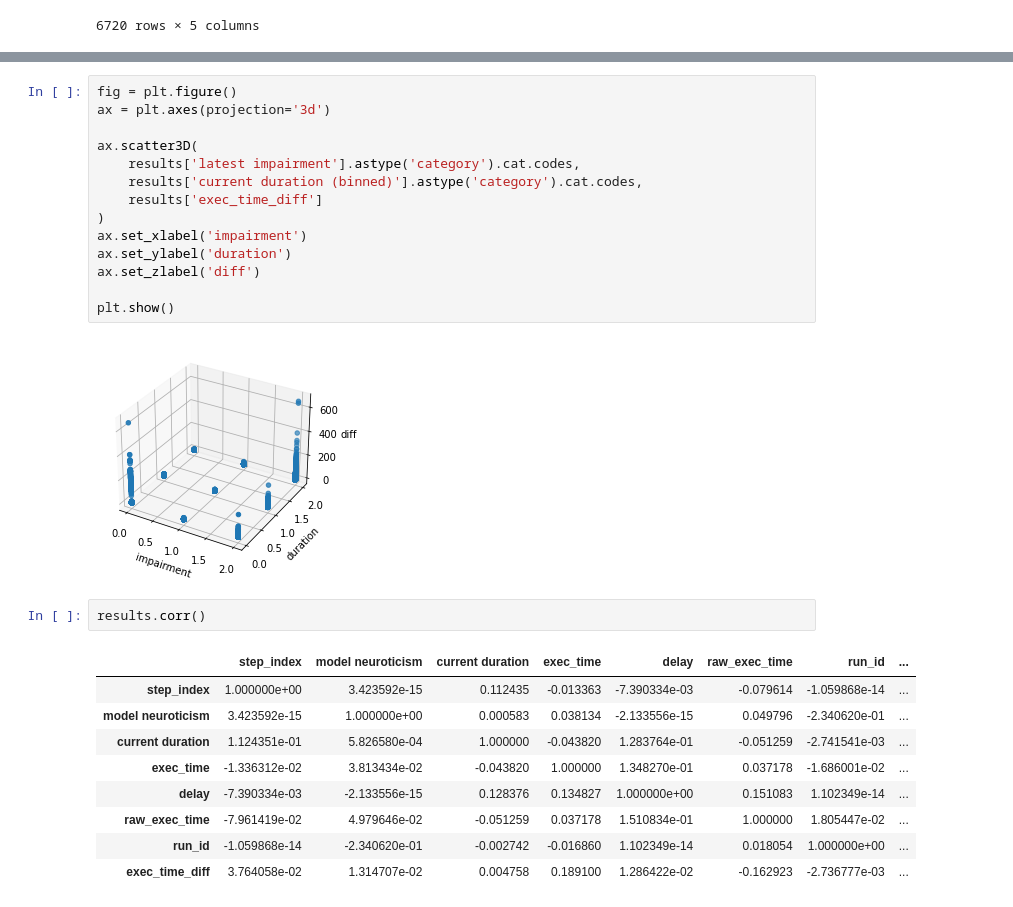
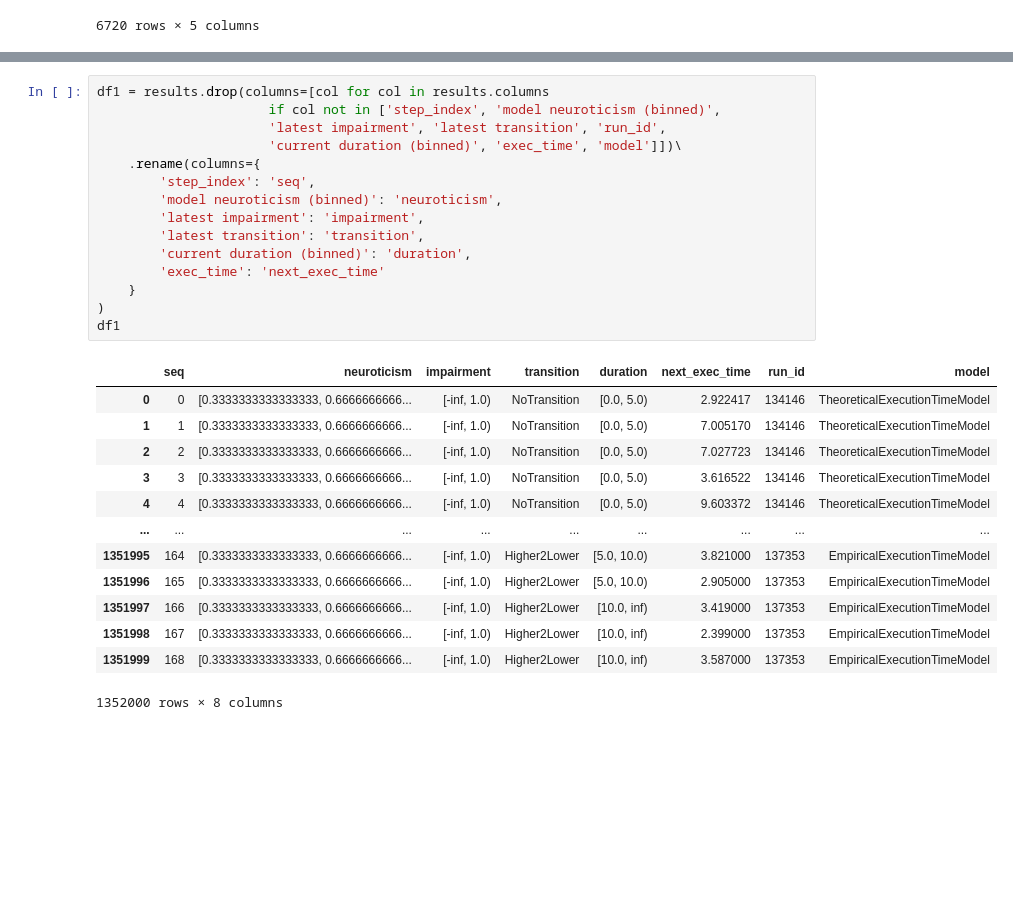
Before and after one commit to vnmo/EdgeDroid2, a Jupyter notebook: analysis/models.ipynb, the cells around one changed output, grey strips where cells are left out. Drawn from its saved outputs; the diff is of its cells as text; blank space fills up the shorter version.

```diff
--- a/analysis/models.ipynb
+++ b/analysis/models.ipynb
@@ -254,28 +102,29 @@ plt.show()
-# %%
-fig = plt.figure()
-ax = plt.axes(projection='3d')
-
-ax.scatter3D(
-    results['latest impairment'].astype('category').cat.codes,
-    results['current duration (binned)'].astype('category').cat.codes,
-    results['exec_time_diff']
-)
-ax.set_xlabel('impairment')
-ax.set_ylabel('duration')
-ax.set_zlabel('diff')
-
-plt.show()
-# %% [output]
-[figure, removed]
-# %%
-results.corr()
-# %% [output]
-|  | step_index | model neuroticism | current duration | exec_time | delay | raw_exec_time | run_id | ... |
-| step_index | 1.000000e+00 | 3.423592e-15 | 0.112435 | -0.013363 | -7.390334e-03 | -0.079614 | -1.059868e-14 | ... |
-| model neuroticism | 3.423592e-15 | 1.000000e+00 | 0.000583 | 0.038134 | -2.133556e-15 | 0.049796 | -2.340620e-01 | ... |
-| current duration | 1.124351e-01 | 5.826580e-04 | 1.000000 | -0.043820 | 1.283764e-01 | -0.051259 | -2.741541e-03 | ... |
-| exec_time | -1.336312e-02 | 3.813434e-02 | -0.043820 | 1.000000 | 1.348270e-01 | 0.037178 | -1.686001e-02 | ... |
-| delay | -7.390334e-03 | -2.133556e-15 | 0.128376 | 0.134827 | 1.000000e+00 | 0.151083 | 1.102349e-14 | ... |
-| raw_exec_time | -7.961419e-02 | 4.979646e-02 | -0.051259 | 0.037178 | 1.510834e-01 | 1.000000 | 1.805447e-02 | ... |
-| run_id | -1.059868e-14 | -2.340620e-01 | -0.002742 | -0.016860 | 1.102349e-14 | 0.018054 | 1.000000e+00 | ... |
-| exec_time_diff | 3.764058e-02 | 1.314707e-02 | 0.004758 | 0.189100 | 1.286422e-02 | -0.162923 | -2.736777e-03 | ... |
+# %%
+df1 = results.drop(columns=[col for col in results.columns
+                      if col not in ['step_index', 'model neuroticism (binned)',
+                      'latest impairment', 'latest transition', 'run_id',
+                      'current duration (binned)', 'exec_time', 'model']])\
+    .rename(columns={
+        'step_index': 'seq',
+        'model neuroticism (binned)': 'neuroticism',
+        'latest impairment': 'impairment',
+        'latest transition': 'transition',
+        'current duration (binned)': 'duration',
+        'exec_time': 'next_exec_time'
+    }
+)
+df1
+# %% [output]
+|  | seq | neuroticism | impairment | transition | duration | next_exec_time | run_id | model |
+| 0 | 0 | [0.3333333333333333, 0.6666666666... | [-inf, 1.0) | NoTransition | [0.0, 5.0) | 2.922417 | 134146 | TheoreticalExecutionTimeModel |
+| 1 | 1 | [0.3333333333333333, 0.6666666666... | [-inf, 1.0) | NoTransition | [0.0, 5.0) | 7.005170 | 134146 | TheoreticalExecutionTimeModel |
+| 2 | 2 | [0.3333333333333333, 0.6666666666... | [-inf, 1.0) | NoTransition | [0.0, 5.0) | 7.027723 | 134146 | TheoreticalExecutionTimeModel |
+| 3 | 3 | [0.3333333333333333, 0.6666666666... | [-inf, 1.0) | NoTransition | [0.0, 5.0) | 3.616522 | 134146 | TheoreticalExecutionTimeModel |
+| 4 | 4 | [0.3333333333333333, 0.6666666666... | [-inf, 1.0) | NoTransition | [0.0, 5.0) | 9.603372 | 134146 | TheoreticalExecutionTimeModel |
+| ... | ... | ... | ... | ... | ... | ... | ... | ... |
+| 1351995 | 164 | [0.3333333333333333, 0.6666666666... | [-inf, 1.0) | Higher2Lower | [5.0, 10.0) | 3.821000 | 137353 | EmpiricalExecutionTimeModel |
+| 1351996 | 165 | [0.3333333333333333, 0.6666666666... | [-inf, 1.0) | Higher2Lower | [5.0, 10.0) | 2.905000 | 137353 | EmpiricalExecutionTimeModel |
+| 1351997 | 166 | [0.3333333333333333, 0.6666666666... | [-inf, 1.0) | Higher2Lower | [10.0, inf) | 3.419000 | 137353 | EmpiricalExecutionTimeModel |
+| 1351998 | 167 | [0.3333333333333333, 0.6666666666... | [-inf, 1.0) | Higher2Lower | [10.0, inf) | 2.399000 | 137353 | EmpiricalExecutionTimeModel |
+| 1351999 | 168 | [0.3333333333333333, 0.6666666666... | [-inf, 1.0) | Higher2Lower | [10.0, inf) | 3.587000 | 137353 | EmpiricalExecutionTimeModel |
+1352000 rows × 8 columns
```
Also changed, not shown: parts of 16 cells of this notebook, 1 other file.
